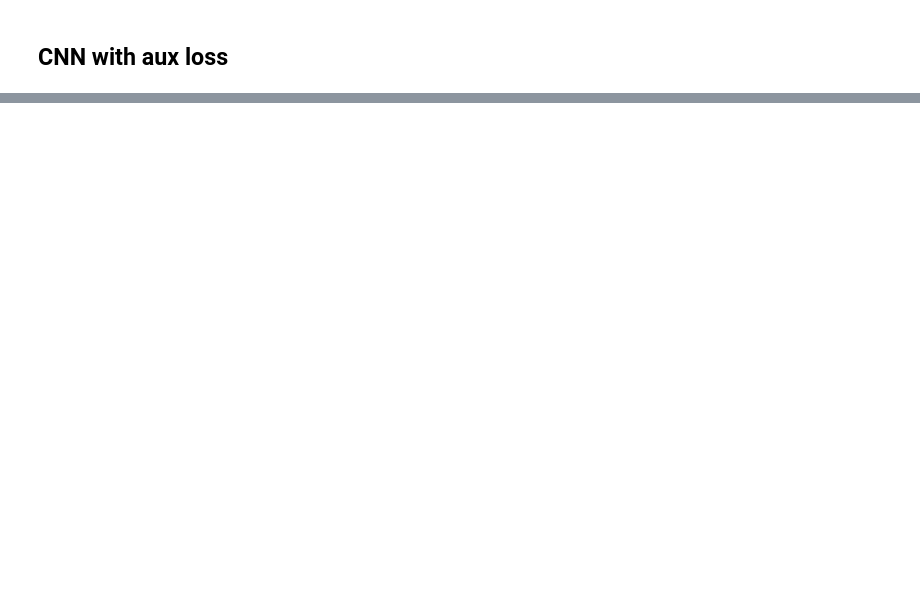
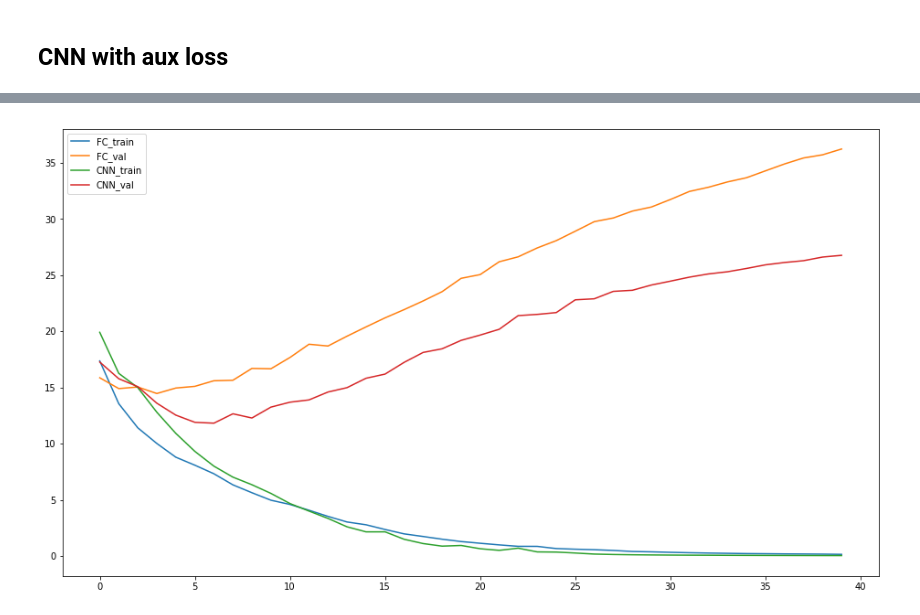
Before and after one commit to gregunz/DeepLearning2019, a Jupyter notebook: Proj1/Project1.ipynb, the cells around one changed output, grey strips where cells are left out. Drawn from its saved outputs; the diff is of its cells as text; code cells hidden in the pictures; blank space fills up the shorter version.

```diff
--- a/Proj1/Project1.ipynb
+++ b/Proj1/Project1.ipynb
@@ -49,5 +50,5 @@ from models import SimpleNN, SimpleCNN
 ## Only fully connected (baseline)
 (with left and right shared net or not)
 # %%
-evaluate_model(SimpleNN, num_epochs=20, num_rounds=5);
+loss_fc, acc_fc = evaluate_model(SimpleNN, num_epochs=40, num_rounds=5);
 # %% [output]
@@ -95,0 +115,12 @@ Evaluation complete in 0m 53s
+# %%
+plt.figure(figsize=(16,9))
+plt.plot(torch.cat([
+    torch.mean(loss_fc['train'], dim=0, keepdim=True),
+    torch.mean(loss_fc['val'], dim=0, keepdim=True),
+    torch.mean(loss_cnn['train'], dim=0, keepdim=True),
+    torch.mean(loss_cnn['val'], dim=0, keepdim=True),
+]).transpose(1,0).numpy())
+plt.legend(['FC_train', 'FC_val', 'CNN_train', 'CNN_val'])
+plt.show()
+# %% [output]
+[figure, added]
```
Also changed, not shown: parts of 12 cells of this notebook, 4 other files.
